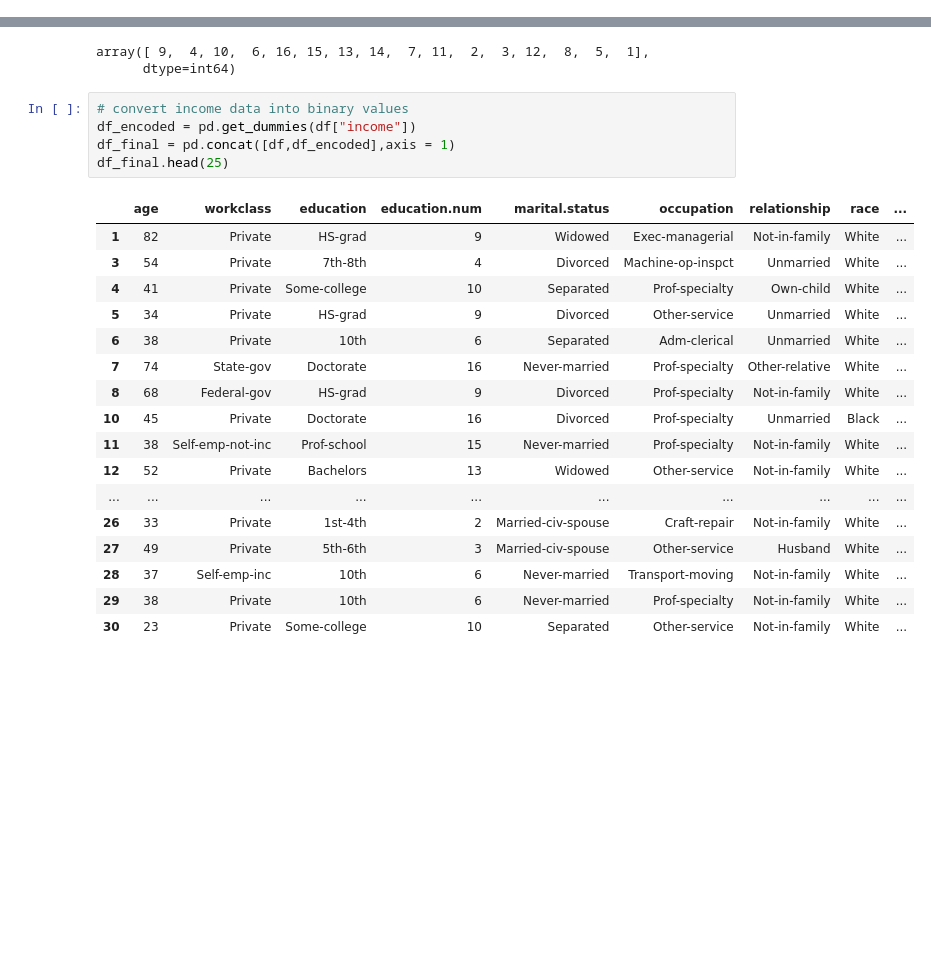
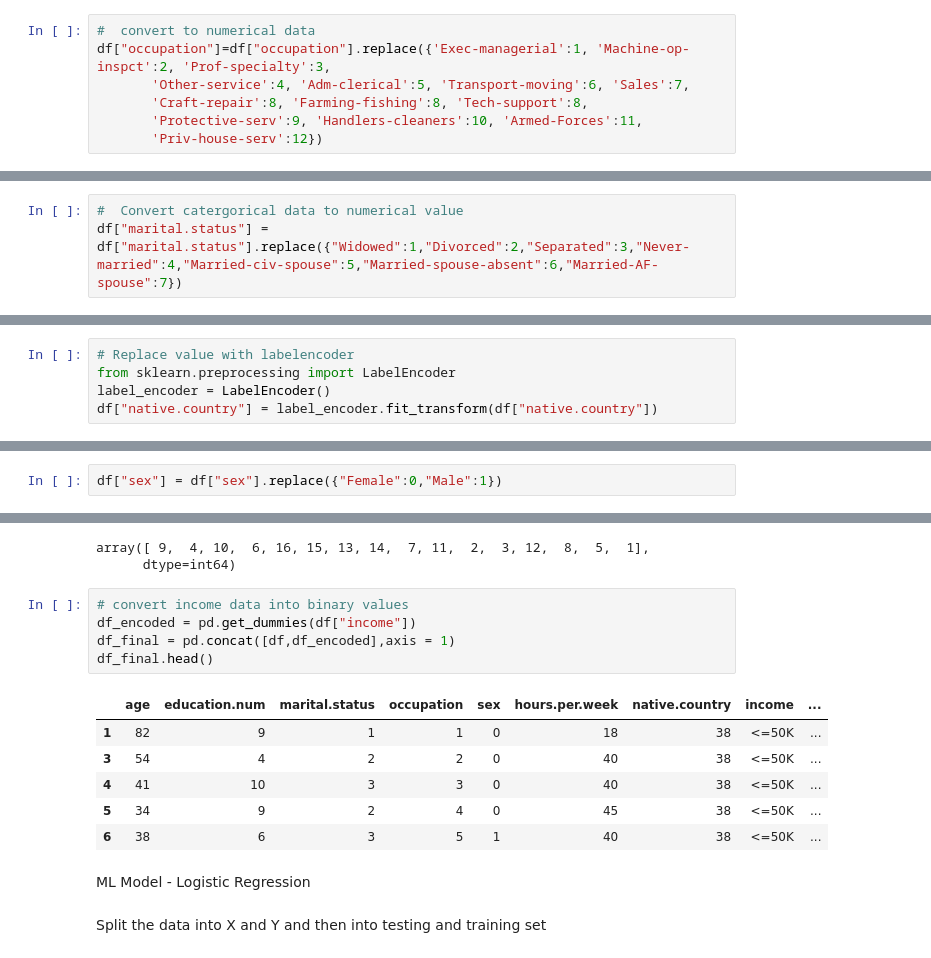
Before and after one commit to Naqibee/Project4, a Jupyter notebook: Income_Prediction.ipynb, the cells around one changed output, grey strips where cells are left out. Drawn from its saved outputs; the diff is of its cells as text; blank space fills up the shorter version.

```diff
--- a/Income_Prediction.ipynb
+++ b/Income_Prediction.ipynb
@@ -87,6 +87,13 @@ array(['Exec-managerial', 'Machine-op-inspct', 'Prof-specialty',
        'Craft-repair', 'Farming-fishing', 'Tech-support',
        'Protective-serv', 'Handlers-cleaners', 'Armed-Forces',
        'Priv-house-serv'], dtype=object)
+# %%
+#  convert to numerical data
+df["occupation"]=df["occupation"].replace({'Exec-managerial':1, 'Machine-op-inspct':2, 'Prof-specialty':3,
+       'Other-service':4, 'Adm-clerical':5, 'Transport-moving':6, 'Sales':7,
+       'Craft-repair':8, 'Farming-fishing':8, 'Tech-support':8,
+       'Protective-serv':9, 'Handlers-cleaners':10, 'Armed-Forces':11,
+       'Priv-house-serv':12})
 # %%
 # marritial status unique values
 df["marital.status"].unique()
@@ -94,3 +101,6 @@ df["marital.status"].unique()
 array(['Widowed', 'Divorced', 'Separated', 'Never-married',
        'Married-civ-spouse', 'Married-spouse-absent', 'Married-AF-spouse'],
       dtype=object)
+# %%
+#  Convert catergorical data to numerical value
+df["marital.status"] = df["marital.status"].replace({"Widowed":1,"Divorced":2,"Separated":3,"Never-married":4,"Married-civ-spouse":5,"Married-spouse-absent":6,"Married-AF-spouse":7})
@@ -96,0 +119,5 @@ array(['Widowed', 'Divorced', 'Separated', 'Never-married',
+# %%
+# Replace value with labelencoder
+from sklearn.preprocessing import LabelEncoder
+label_encoder = LabelEncoder()
+df["native.country"] = label_encoder.fit_transform(df["native.country"])
@@ -96,0 +128,2 @@ array(['Widowed', 'Divorced', 'Separated', 'Never-married',
+# %%
+df["sex"] = df["sex"].replace({"Female":0,"Male":1})
@@ -103,23 +145,16 @@ array([ 9,  4, 10,  6, 16, 15, 13, 14,  7, 11,  2,  3, 12,  8,  5,  1],
 # %%
 # convert income data into binary values
 df_encoded = pd.get_dummies(df["income"])
 df_final = pd.concat([df,df_encoded],axis = 1)
-df_final.head(25)
+df_final.head()
 # %% [output]
-|  | age | workclass | education | education.num | marital.status | occupation | relationship | race | ... |
-| 1 | 82 | Private | HS-grad | 9 | Widowed | Exec-managerial | Not-in-family | White | ... |
-| 3 | 54 | Private | 7th-8th | 4 | Divorced | Machine-op-inspct | Unmarried | White | ... |
-| 4 | 41 | Private | Some-college | 10 | Separated | Prof-specialty | Own-child | White | ... |
-| 5 | 34 | Private | HS-grad | 9 | Divorced | Other-service | Unmarried | White | ... |
-| 6 | 38 | Private | 10th | 6 | Separated | Adm-clerical | Unmarried | White | ... |
-| 7 | 74 | State-gov | Doctorate | 16 | Never-married | Prof-specialty | Other-relative | White | ... |
-| 8 | 68 | Federal-gov | HS-grad | 9 | Divorced | Prof-specialty | Not-in-family | White | ... |
-| 10 | 45 | Private | Doctorate | 16 | Divorced | Prof-specialty | Unmarried | Black | ... |
-| 11 | 38 | Self-emp-not-inc | Prof-school | 15 | Never-married | Prof-specialty | Not-in-family | White | ... |
-| 12 | 52 | Private | Bachelors | 13 | Widowed | Other-service | Not-in-family | White | ... |
-| ... | ... | ... | ... | ... | ... | ... | ... | ... | ... |
-| 26 | 33 | Private | 1st-4th | 2 | Married-civ-spouse | Craft-repair | Not-in-family | White | ... |
-| 27 | 49 | Private | 5th-6th | 3 | Married-civ-spouse | Other-service | Husband | White | ... |
-| 28 | 37 | Self-emp-inc | 10th | 6 | Never-married | Transport-moving | Not-in-family | White | ... |
-| 29 | 38 | Private | 10th | 6 | Never-married | Prof-specialty | Not-in-family | White | ... |
-| 30 | 23 | Private | Some-college | 10 | Separated | Other-service | Not-in-family | White | ... |
+|  | age | education.num | marital.status | occupation | sex | hours.per.week | native.country | income | ... |
+| 1 | 82 | 9 | 1 | 1 | 0 | 18 | 38 | <=50K | ... |
+| 3 | 54 | 4 | 2 | 2 | 0 | 40 | 38 | <=50K | ... |
+| 4 | 41 | 10 | 3 | 3 | 0 | 40 | 38 | <=50K | ... |
+| 5 | 34 | 9 | 2 | 4 | 0 | 45 | 38 | <=50K | ... |
+| 6 | 38 | 6 | 3 | 5 | 1 | 40 | 38 | <=50K | ... |
+# %% [markdown]
+ML Model - Logistic Regression
+# %% [markdown]
+Split the data into X and Y and then into testing and training set
```
Also changed, not shown: parts of 24 cells of this notebook.
